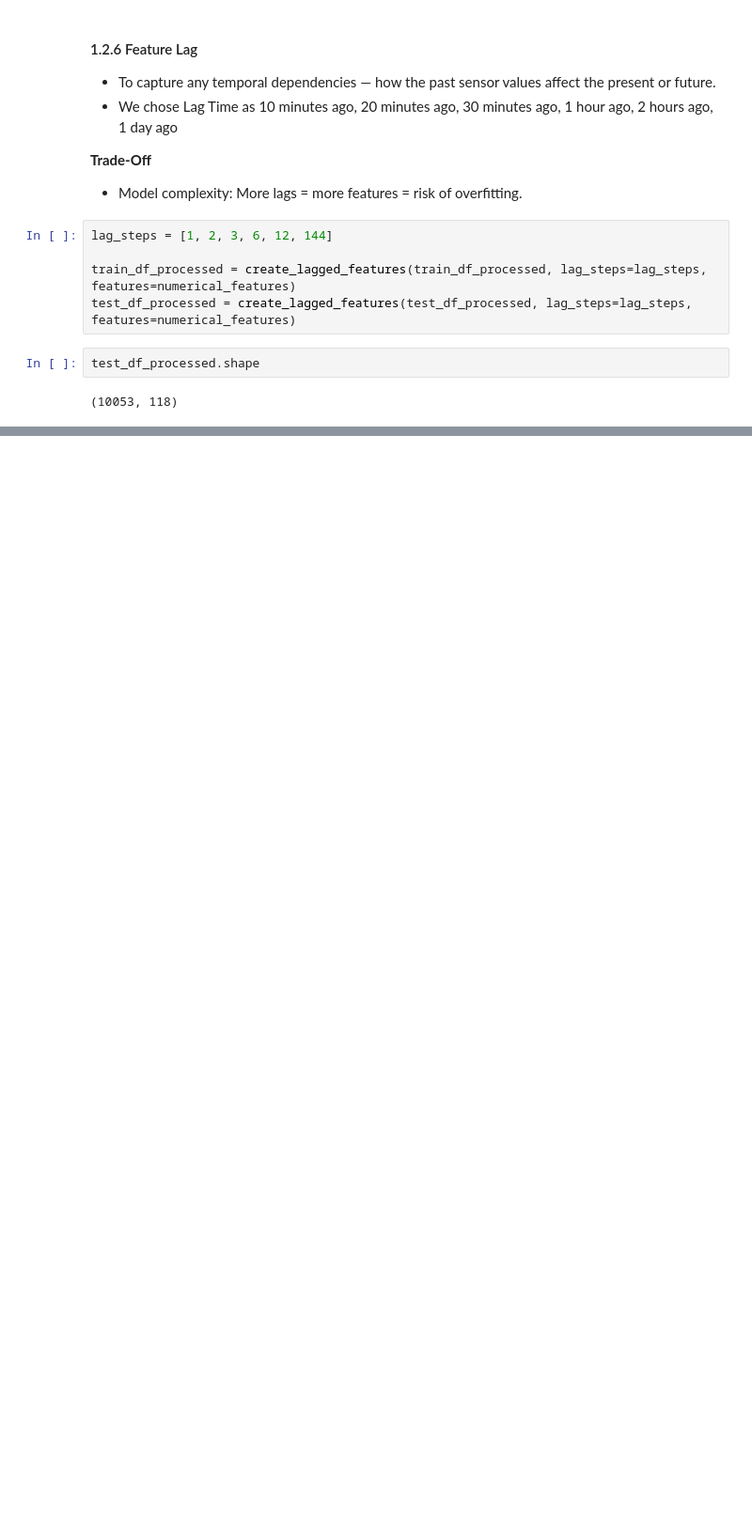
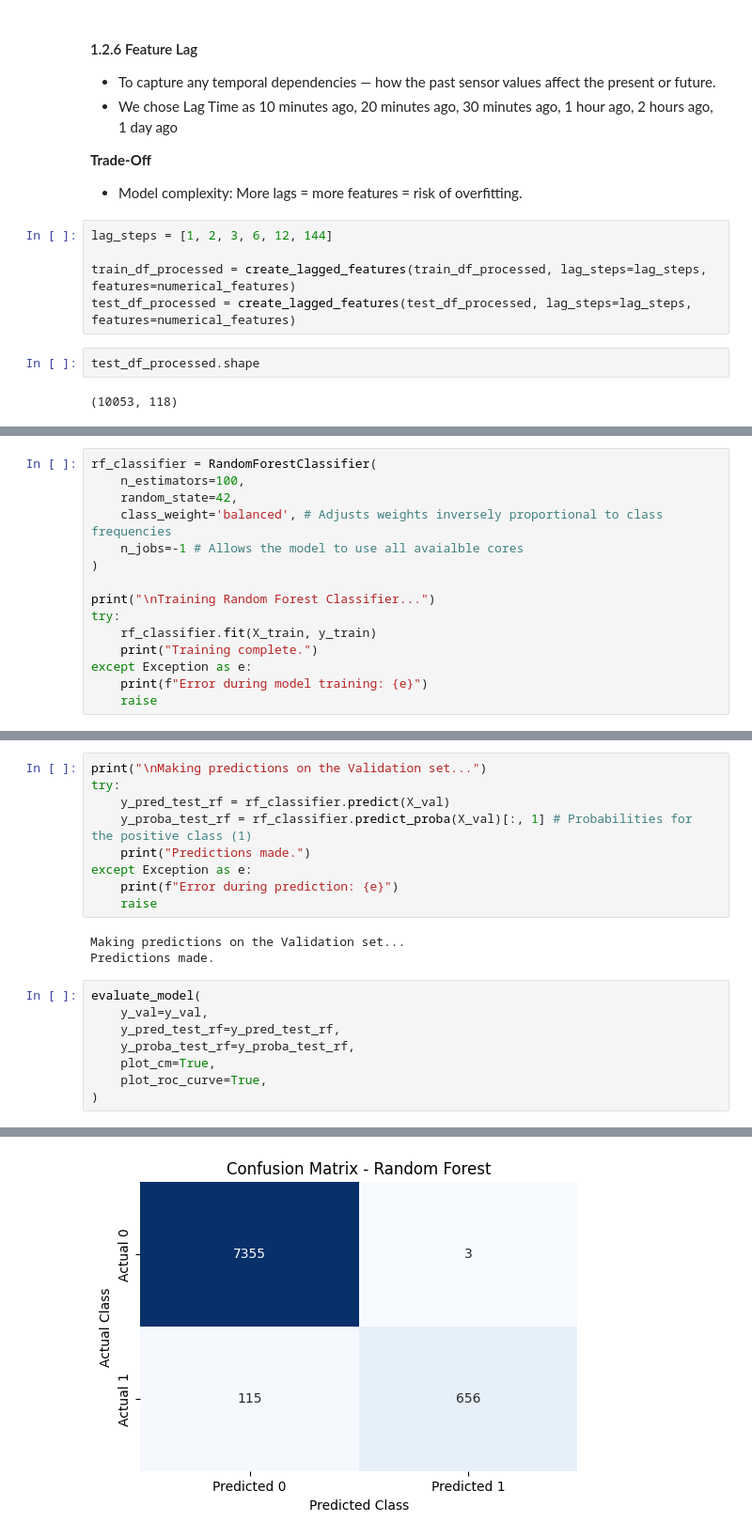
Before and after one commit to vashishtmarhwal/tech-challenge-ambyint, a Jupyter notebook: data-science/ambyint_assessment.ipynb, the cells around one changed output, grey strips where cells are left out. Shown at 94% size. Drawn from its saved outputs; the diff is of its cells as text; blank space fills up the shorter version.

```diff
--- a/data-science/ambyint_assessment.ipynb
+++ b/data-science/ambyint_assessment.ipynb
@@ -957,0 +1059,15 @@ test_df_processed.shape
+# %%
+rf_classifier = RandomForestClassifier(
+    n_estimators=100,
+    random_state=42,
+    class_weight='balanced', # Adjusts weights inversely proportional to class frequencies
+    n_jobs=-1 # Allows the model to use all avaialble cores
+)
+
+print("\nTraining Random Forest Classifier...")
+try:
+    rf_classifier.fit(X_train, y_train)
+    print("Training complete.")
+except Exception as e:
+    print(f"Error during model training: {e}")
+    raise
@@ -957,0 +1082,21 @@ test_df_processed.shape
+# %%
+print("\nMaking predictions on the Validation set...")
+try:
+    y_pred_test_rf = rf_classifier.predict(X_val)
+    y_proba_test_rf = rf_classifier.predict_proba(X_val)[:, 1] # Probabilities for the positive class (1)
+    print("Predictions made.")
+except Exception as e:
+    print(f"Error during prediction: {e}")
+    raise
+# %% [output]
+Making predictions on the Validation set...
+Predictions made.
+# %%
+evaluate_model(
+    y_val=y_val,
+    y_pred_test_rf=y_pred_test_rf,
+    y_proba_test_rf=y_proba_test_rf,
+    plot_cm=True,
+    plot_roc_curve=True,
+)
+# %% [output]
@@ -957,0 +1123 @@ test_df_processed.shape
+[figure, added]
```
Also changed, not shown: parts of 23 cells of this notebook.
